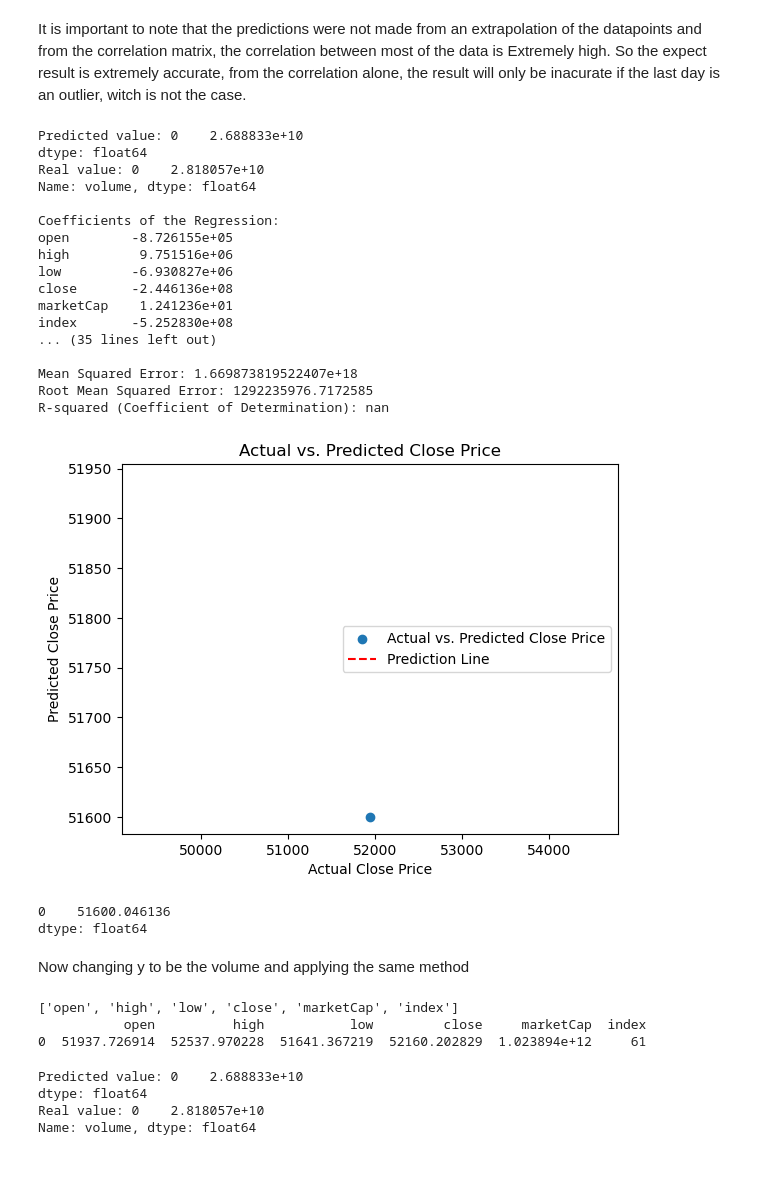
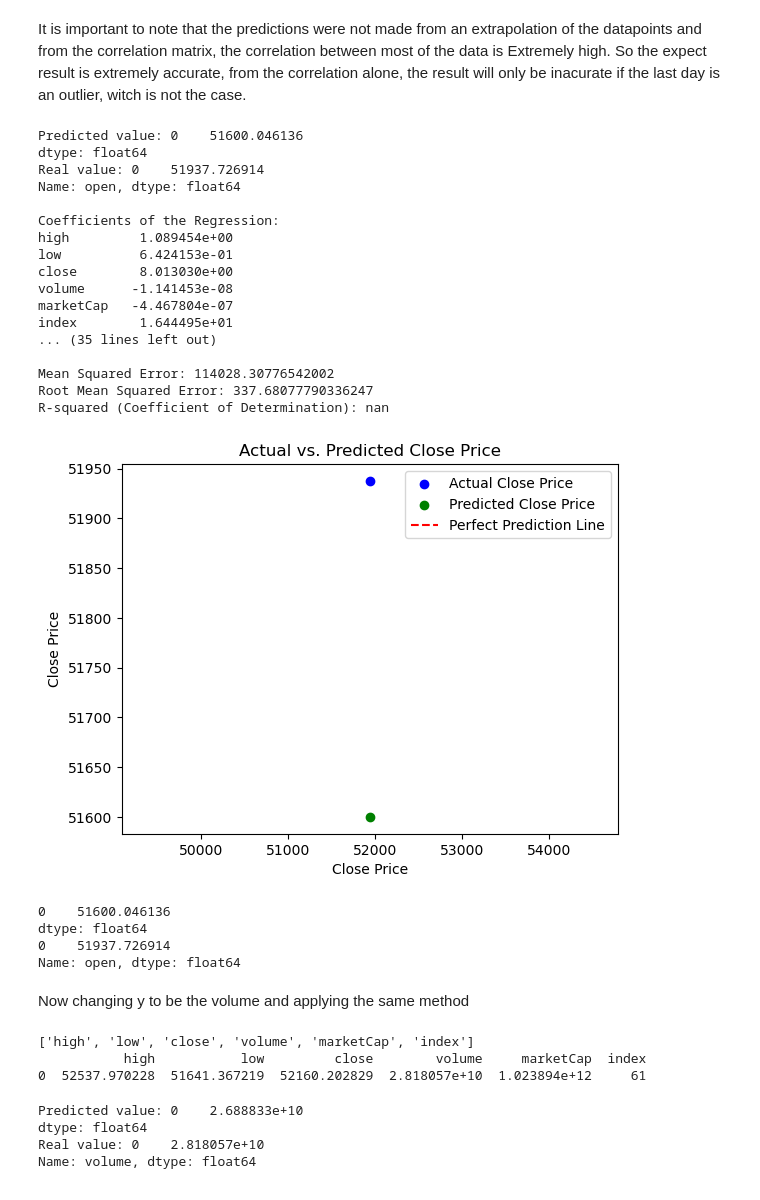
Before and after one commit to TeuPremium/1eedados, a Jupyter notebook: bitcoin.ipynb, the cells around one changed output. Drawn from its saved outputs; the diff is of its cells as text; code cells hidden in the pictures.

Commit message:
graphs 3

```diff
--- a/bitcoin.ipynb
+++ b/bitcoin.ipynb
@@ -358,10 +364,6 @@ plt.show()
 # %% [markdown]
 It is important to note that the predictions were not made from an extrapolation of the datapoints and from the correlation matrix, the correlation between most of the data is Extremely high. So the expect result is extremely accurate, from the correlation alone, the result will only be inacurate if the last day is an outlier, witch is not the case.
 # %%
-
-# Standardize the features
-X_standardized = (X - X.mean()) / X.std()
-
 x_train2 = X[1:]
 y_train2 = y[1:]
 
@@ -403,39 +405,44 @@ print(f"\nMean Squared Error: {mse}")
 print(f"Root Mean Squared Error: {rmse}")
 print(f"R-squared (Coefficient of Determination): {r2}") #
 # %% [output]
-Predicted value: 0    2.688833e+10
+Predicted value: 0    51600.046136
 dtype: float64
-Real value: 0    2.818057e+10
-Name: volume, dtype: float64
+Real value: 0    51937.726914
+Name: open, dtype: float64
 
 Coefficients of the Regression:
-open        -8.726155e+05
-high         9.751516e+06
-low         -6.930827e+06
-close       -2.446136e+08
-marketCap    1.241236e+01
-index       -5.252830e+08
+high         1.089454e+00
+low          6.424153e-01
+close        8.013030e+00
+volume      -1.141453e-08
+marketCap   -4.467804e-07
+index        1.644495e+01
 ... (35 lines left out)
 
-Mean Squared Error: 1.669873819522407e+18
-Root Mean Squared Error: 1292235976.7172585
+Mean Squared Error: 114028.30776542002
+Root Mean Squared Error: 337.68077790336247
 R-squared (Coefficient of Determination): nan
 # %%
+import matplotlib.pyplot as plt
+
 # Plot the results
-plt.scatter(y_test2, y_pred2, label='Actual vs. Predicted Close Price')
-plt.plot([y_test2.min(), y_test2.max()], [y_test2.min(), y_test2.max()], '--', color='red', label='Prediction Line')
-plt.xlabel('Actual Close Price')
-plt.ylabel('Predicted Close Price')
+plt.scatter(y_test2, y_test2, label='Actual Close Price', color='blue')  # Plotting actual prices against themselves for scale
+plt.scatter(y_test2, y_pred2, label='Predicted Close Price', color='green')  # Plotting predicted prices against actual prices
+plt.plot([y_test2.min(), y_test2.max()], [y_test2.min(), y_test2.max()], '--', color='red', label='Perfect Prediction Line')
+plt.xlabel('Close Price')
+plt.ylabel('Close Price')
 plt.title('Actual vs. Predicted Close Price')
 plt.legend()
 plt.show()
 
 print(y_pred2)
-# print(y_)
+print(y_test2)
 # %% [output]
-[figure, old version]
+[figure, new version]
 0    51600.046136
 dtype: float64
+0    51937.726914
+Name: open, dtype: float64
 # %% [markdown]
 Now changing y to be the volume and applying the same method
 # %%
@@ -443,16 +450,14 @@ p = import_datasets()
 train_data = p.load_train_data()
 
 
-X = train_data.drop(['timeOpen', 'timeClose', 'timeHigh', 'timeLow', 'volume', 'timestamp', 'name'], axis=1)
-y = train_data['volume']
+X2 = train_data.drop(['timeOpen', 'timeClose', 'timeHigh', 'timeLow', 'volume', 'timestamp', 'name'], axis=1)
+y2 = train_data['volume']
 
 print(X.columns.tolist())  # Print remaining labels in X
 print(X.head(1))  # Print only the first line of X
-
-X_train, X_val, X_test, y_train, y_val, y_test = p.custom_train_val_test_split(X, y, test1_size, test_size, random_state)
 # %% [output]
-['open', 'high', 'low', 'close', 'marketCap', 'index']
-           open          high           low         close     marketCap  index
-0  51937.726914  52537.970228  51641.367219  52160.202829  1.023894e+12     61
+['high', 'low', 'close', 'volume', 'marketCap', 'index']
+           high           low         close        volume     marketCap  index
+0  52537.970228  51641.367219  52160.202829  2.818057e+10  1.023894e+12     61
 # %%
 
```
Also changed, not shown: parts of 6 cells of this notebook.
